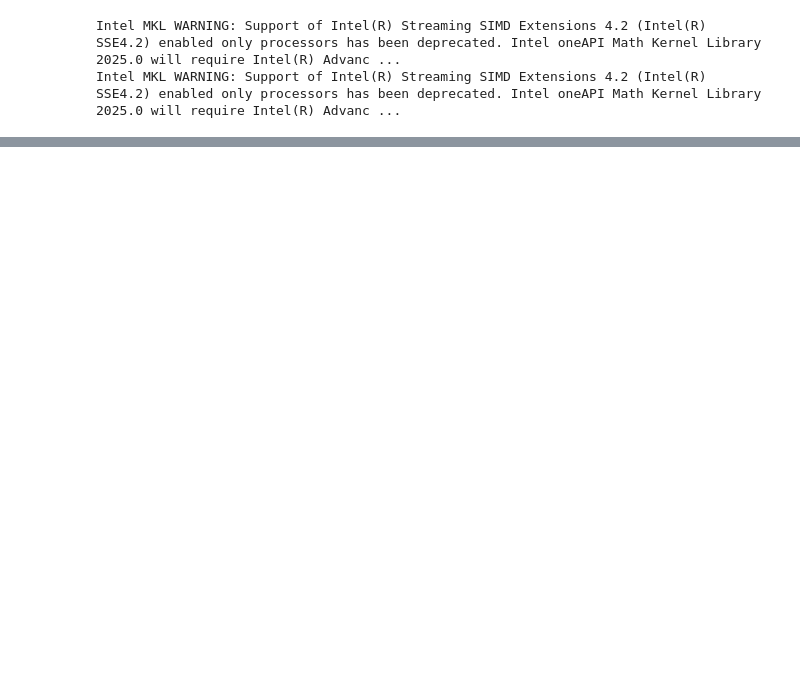
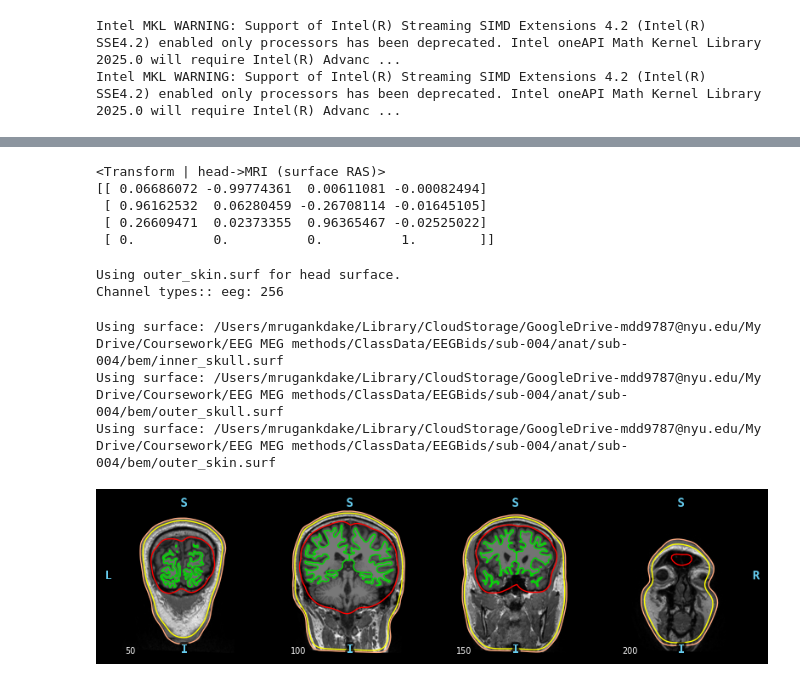
Before and after one commit to mindemory/EEG_MEG_Methods, a Jupyter notebook: MNEPython/week10_alignment_and_headmodel.ipynb, the cells around one changed output, grey strips where cells are left out. Saved outputs shown, nothing was run; the diff lists cells and outputs as text; code cells hidden in the pictures; blank space fills up the shorter version.

```diff
--- a/MNEPython/week10_alignment_and_headmodel.ipynb
+++ b/MNEPython/week10_alignment_and_headmodel.ipynb
@@ -49,17 +59,27 @@ taskName = 'oddball'
 # Get subject code for your group
 groupMap = {'GroupA': '001', 'GroupC': '003', 'GroupD': '004'}
 subjCode = groupMap[groupName]
+subject = f'sub-{subjCode}'
 
 dataPath = os.path.join(eegRoot, f'sub-{subjCode}', 'eeg')
 derivPath = os.path.join(eegRoot, 'derivatives', userName, 'preprocessing', f'sub-{subjCode}')
 
+freesurferSubDir = os.path.join(eegRoot, f'sub-{subjCode}', 'anat')
 if not os.path.exists(derivPath):
     os.makedirs(derivPath)
 
 saveRoot = f'sub-{subjCode}_task-{taskName}_'
 
+# bdfPath = os.path.join(dataPath, f'{saveRoot}eeg.bdf')
+
 # Load the data
+# raw = mne.io.read_raw_bdf(bdfPath, preload=False)
 raw = read_raw_bids(BIDSPath(subject=subjCode, task=taskName, root=eegRoot))
+# Set channel types for EOG
+raw.set_channel_types({'EXG1': 'eog', 'EXG2': 'eog', 'EXG3': 'eog', 'EXG4': 'eog'})
+# Remove unwanted channels
+unwanted_channels = ['EXG5', 'EXG6', 'EXG7', 'EXG8', 'GSR1', 'GSR2', 'Erg1', 'Erg2', 'Resp', 'Plet', 'Temp']
+raw.drop_channels(unwanted_channels)
 # %% [output]
 Extracting EDF parameters from /Users/mrugankdake/Library/CloudStorage/GoogleDrive-mdd9787@nyu.edu/My Drive/Coursework/EEG MEG methods/ClassData/EEGBids/sub-004/eeg/sub-004_task-oddball_eeg.bdf...
 BDF file detected
@@ -171,0 +217,43 @@ raw.info.get_montage()
+# %%
+trans = coreg.coreg.trans # Get the transformation matrix (Head to MRI)
+print(trans)
+# %% [output]
+<Transform | head->MRI (surface RAS)>
+[[ 0.06686072 -0.99774361  0.00611081 -0.00082494]
+ [ 0.96162532  0.06280459 -0.26708114 -0.01645105]
+ [ 0.26609471  0.02373355  0.96365467 -0.02525022]
+ [ 0.          0.          0.          1.        ]]
+# %%
+plot_kwargs = dict(
+    subject=subject,
+    subjects_dir=freesurferSubDir,
+    surfaces=['head'],
+    dig=True,
+    eeg="original",
+    meg=[],
+    coord_frame='mri',
+    show_axes=True,
+)
+view_kwargs = dict(azimuth=45, elevation=90, distance=0.6, focalpoint=(0.0, 0.0, 0.0))
+
+fig=mne.viz.plot_alignment(raw.info, trans=trans, **plot_kwargs)
+# %% [output]
+Using outer_skin.surf for head surface.
+Channel types:: eeg: 256
+# %%
+# Visualize BEM surfaces
+plot_bem_kwargs = dict(
+    subject=subject,
+    subjects_dir=freesurferSubDir,
+    brain_surfaces='white',
+    orientation='coronal',
+    slices=[50, 100, 150, 200],
+    show=True
+)
+
+mne.viz.plot_bem(**plot_bem_kwargs)
+# %% [output]
+Using surface: /Users/mrugankdake/Library/CloudStorage/GoogleDrive-mdd9787@nyu.edu/My Drive/Coursework/EEG MEG methods/ClassData/EEGBids/sub-004/anat/sub-004/bem/inner_skull.surf
+Using surface: /Users/mrugankdake/Library/CloudStorage/GoogleDrive-mdd9787@nyu.edu/My Drive/Coursework/EEG MEG methods/ClassData/EEGBids/sub-004/anat/sub-004/bem/outer_skull.surf
+Using surface: /Users/mrugankdake/Library/CloudStorage/GoogleDrive-mdd9787@nyu.edu/My Drive/Coursework/EEG MEG methods/ClassData/EEGBids/sub-004/anat/sub-004/bem/outer_skin.surf
+[figure, added]
```
Also changed, not shown: parts of 23 cells of this notebook, 1 other file.
